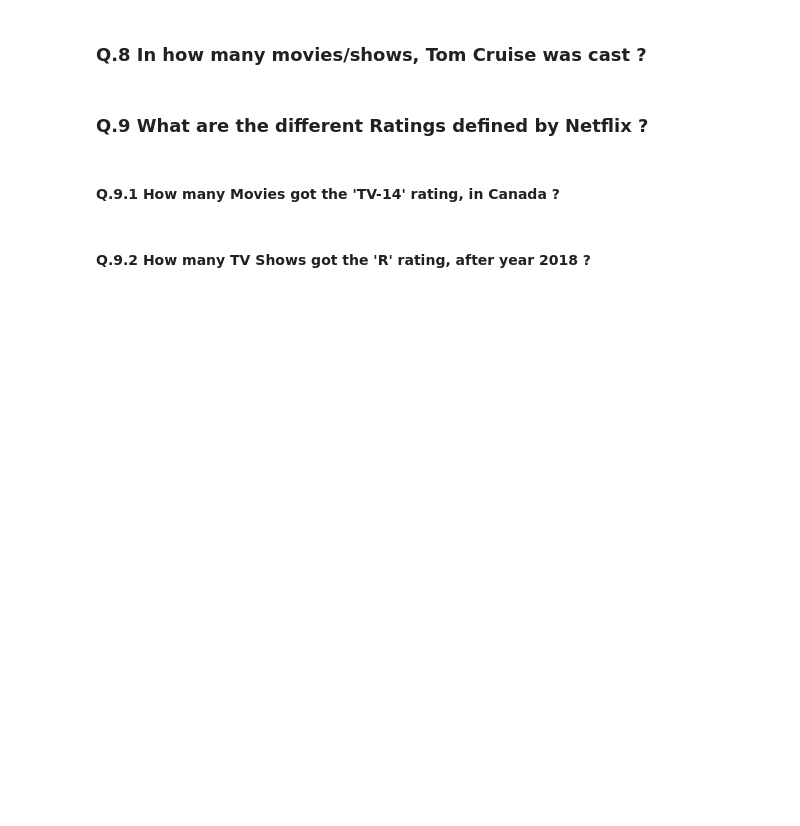
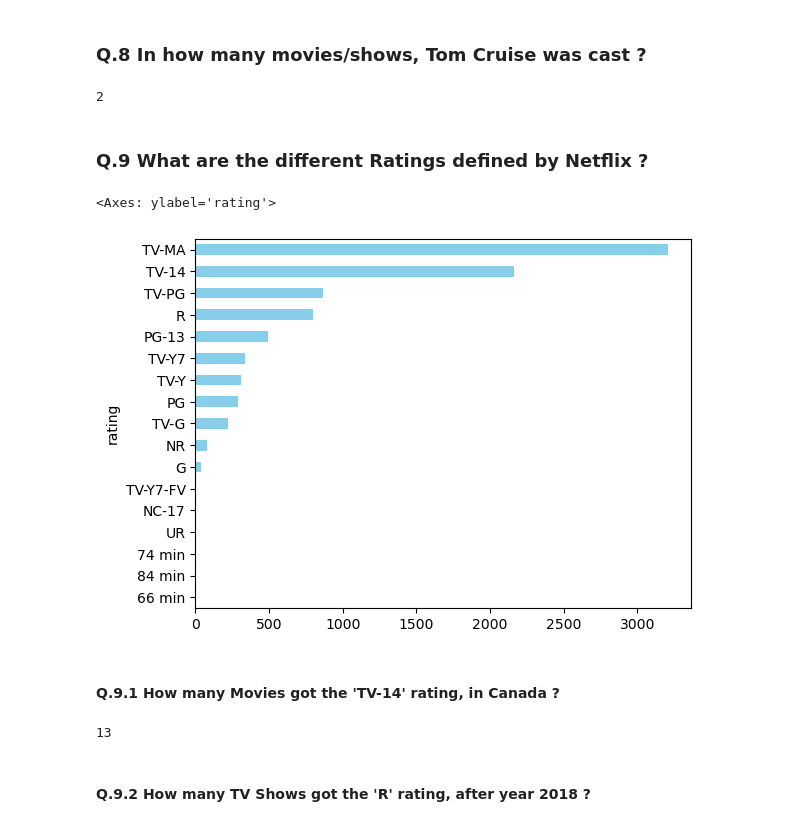
Before and after one commit to ayush-singhh/Netflix-Dataset-Analysis, a Jupyter notebook: Data_Cleaning_and_Analysis.ipynb, the cells around one changed output. Saved outputs shown, nothing was run; the diff lists cells and outputs as text; code cells hidden in the pictures; blank space fills up the shorter version.

```diff
--- a/Data_Cleaning_and_Analysis.ipynb
+++ b/Data_Cleaning_and_Analysis.ipynb
@@ -282,8 +332,39 @@ memory usage: 825.8+ KB
 # %% [markdown]
 ### Q.8 In how many movies/shows, Tom Cruise was cast ?
+# %%
+
+df[df['cast'].str.contains('Tom Cruise', na=False)]
+
+df['cast'].str.contains('Tom Cruise', na=False).sum()
+# %% [output]
+2
 # %% [markdown]
 ### Q.9 What are the different Ratings defined by Netflix ?
+# %%
+# Getting Different Ratings in Netflix
+
+df['rating'].unique()
+
+
+# Plotting it
+
+Ratings = df['rating'].value_counts(ascending=True)
+
+Ratings.plot(kind='barh',color='skyblue' )
+# %% [output]
+<Axes: ylabel='rating'>
+[figure, added]
 # %% [markdown]
 #### Q.9.1 How many Movies got the 'TV-14' rating, in Canada ?
+# %%
+# Filtering by TV-14 Movies in Canada
+
+can_mov = df[(df['country'] == 'Canada') & (df['rating'] == 'TV-14') & (df['type'] == 'Movie')]
+
+# Countingm movies
+
+can_mov.shape[0]
+# %% [output]
+13
 # %% [markdown]
 #### Q.9.2 How many TV Shows got the 'R' rating, after year 2018 ?
```
Also changed, not shown: parts of 13 cells of this notebook, 2 other files.
